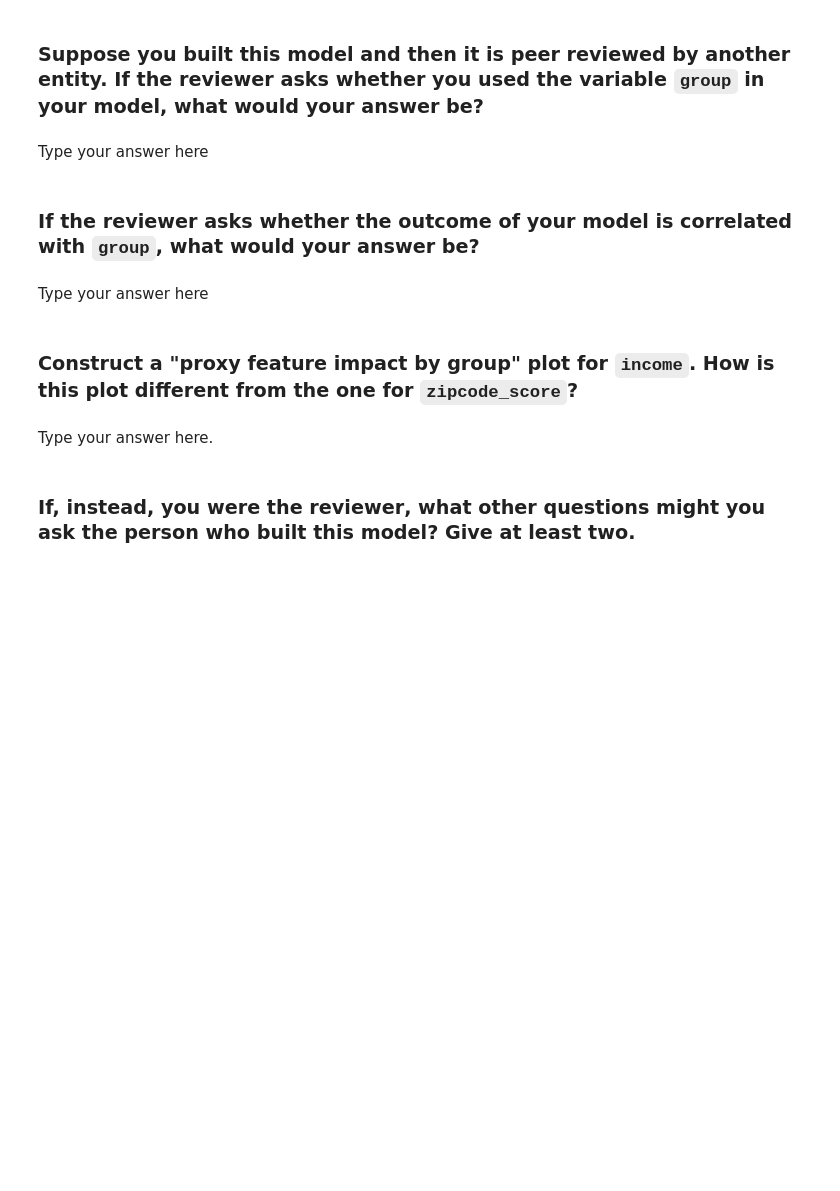
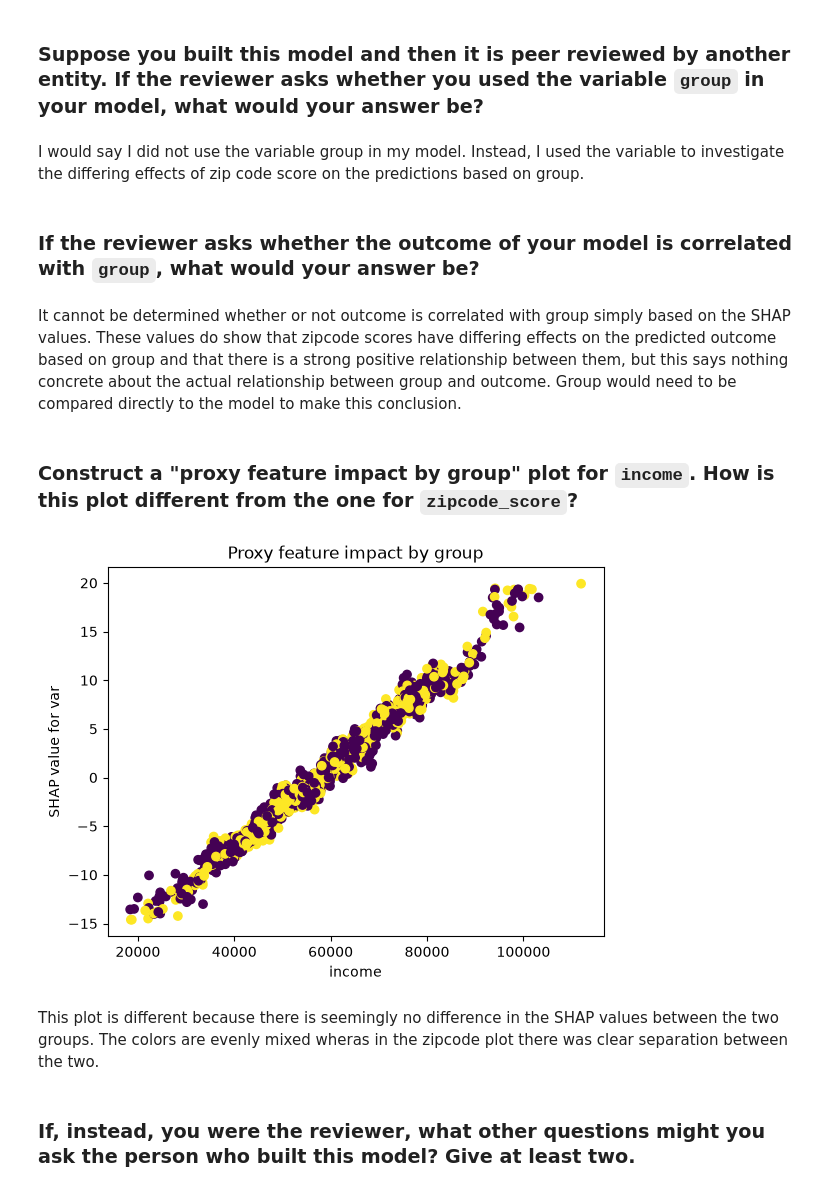
Before and after one commit to mikaylr/code_3000, a Jupyter notebook: mod04_bias.ipynb, the cells around one changed output. Drawn from its saved outputs; the diff is of its cells as text; code cells hidden in the pictures; blank space fills up the shorter version.

```diff
--- a/mod04_bias.ipynb
+++ b/mod04_bias.ipynb
@@ -84,17 +95,20 @@ Type your answer here
 # %% [markdown]
 ### Suppose you built this model and then it is peer reviewed by another entity. If the reviewer asks whether you used the variable `group` in your model, what would your answer be?
 # %% [markdown]
-Type your answer here
+I would say I did not use the variable group in my model. Instead, I used the variable to investigate the differing effects of zip code score on the predictions based on group.
 # %% [markdown]
 ### If the reviewer asks whether the outcome of your model is correlated with `group`, what would your answer be?
 # %% [markdown]
-Type your answer here
+It cannot be determined whether or not outcome is correlated with group simply based on the SHAP values. These values do show that zipcode scores have differing effects on the predicted outcome based on group and that there is a strong positive relationship between them, but this says nothing concrete about the actual relationship between group and outcome. Group would need to be compared directly to the model to make this conclusion.
 # %% [markdown]
 ### Construct a "proxy feature impact by group" plot for `income`. How is this plot different from the one for `zipcode_score`?
 # %%
-Type your code here.
+
+plot_shap("income")
+# %% [output]
+[figure, added]
 # %% [markdown]
-Type your answer here.
+This plot is different because there is seemingly no difference in the SHAP values between the two groups. The colors are evenly mixed wheras in the zipcode plot there was clear separation between the two.
 # %% [markdown]
 ### If, instead, you were the **reviewer**, what other questions might you ask the person who built this model? Give at least two.
 # %% [markdown]
```
Also changed, not shown: parts of 8 cells of this notebook.
